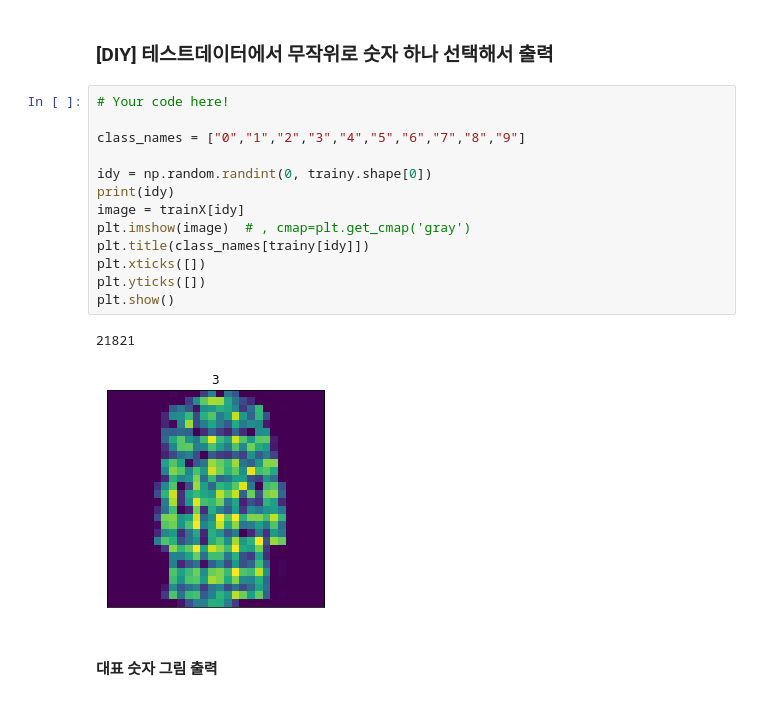
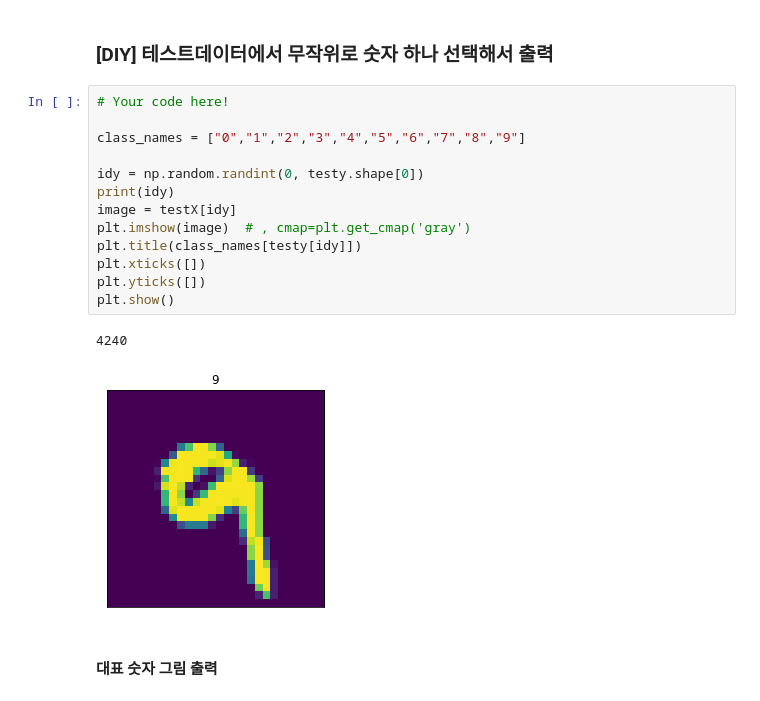
Before and after one commit to KTM001/PDM01, a Jupyter notebook: py-tensorflow/tf2_1_datasets_cv_I.ipynb, the cells around one changed output. Drawn from its saved outputs; the diff is of its cells as text.

```diff
--- a/py-tensorflow/tf2_1_datasets_cv_I.ipynb
+++ b/py-tensorflow/tf2_1_datasets_cv_I.ipynb
@@ -196,19 +193,19 @@ plt.bar(list(mnist_test_dic.keys()), mnist_test_dic.values(), color='g')
 # %%
 # Your code here!
 
 class_names = ["0","1","2","3","4","5","6","7","8","9"]
 
-idy = np.random.randint(0, trainy.shape[0])
+idy = np.random.randint(0, testy.shape[0])
 print(idy)
-image = trainX[idy]
+image = testX[idy]
 plt.imshow(image)  # , cmap=plt.get_cmap('gray')
-plt.title(class_names[trainy[idy]])
+plt.title(class_names[testy[idy]])
 plt.xticks([])
 plt.yticks([])
 plt.show()
 # %% [output]
-21821
+4240
-[figure, old version]
+[figure, new version]
 # %% [markdown]
 #### 대표 숫자 그림 출력
 # %%
```
Also changed, not shown: parts of 10 cells of this notebook.
